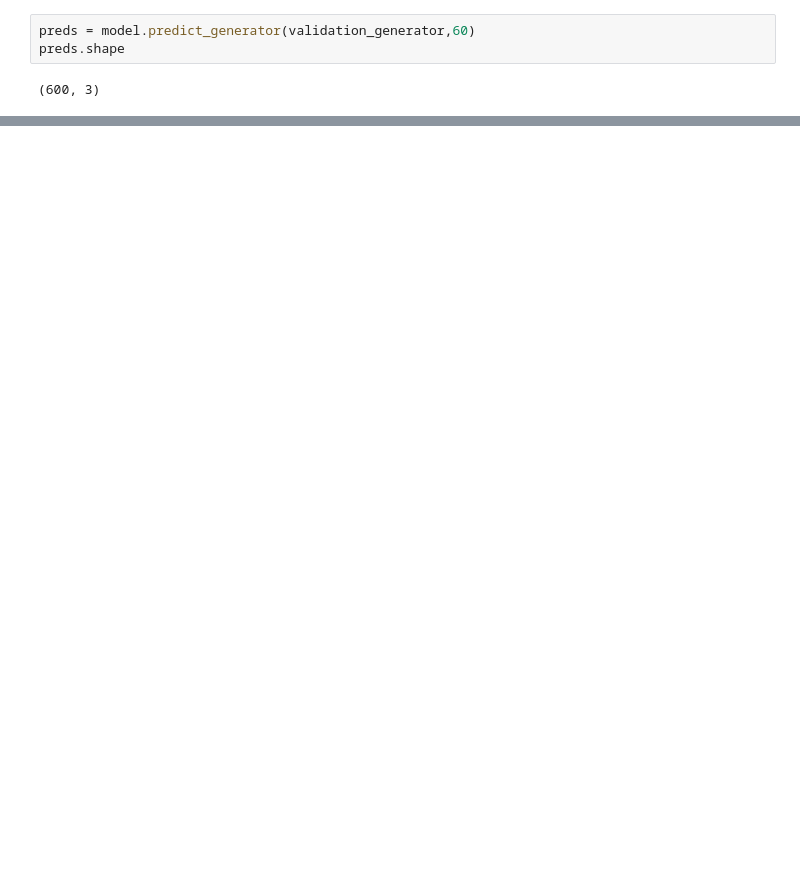
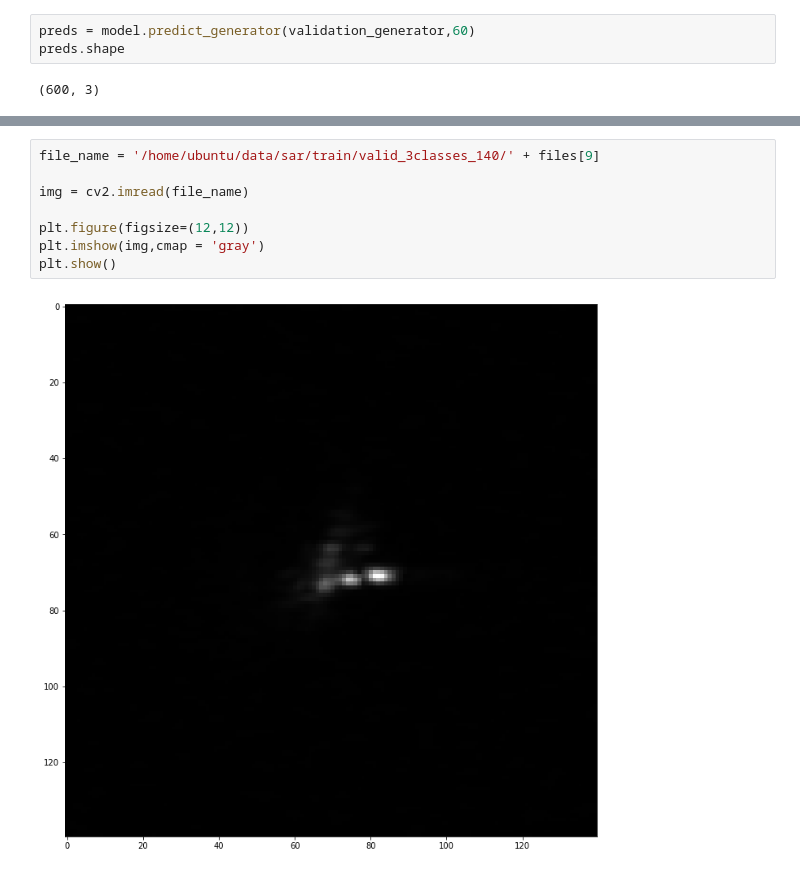
Before and after one commit to karijdempsey/learningWithKaggle, a Jupyter notebook: sar/1.0-kd-new_model_sar.ipynb, the cells around one changed output, grey strips where cells are left out. Drawn from its saved outputs; the diff is of its cells as text; blank space fills up the shorter version.

```diff
--- a/sar/1.0-kd-new_model_sar.ipynb
+++ b/sar/1.0-kd-new_model_sar.ipynb
@@ -231,0 +238,10 @@ validation_generator.filenames[0:100]
+# %%
+file_name = '/home/ubuntu/data/sar/train/valid_3classes_140/' + files[9]
+
+img = cv2.imread(file_name)
+
+plt.figure(figsize=(12,12))
+plt.imshow(img,cmap = 'gray')
+plt.show()
+# %% [output]
+[figure, added]
```
Also changed, not shown: parts of 12 cells of this notebook.
